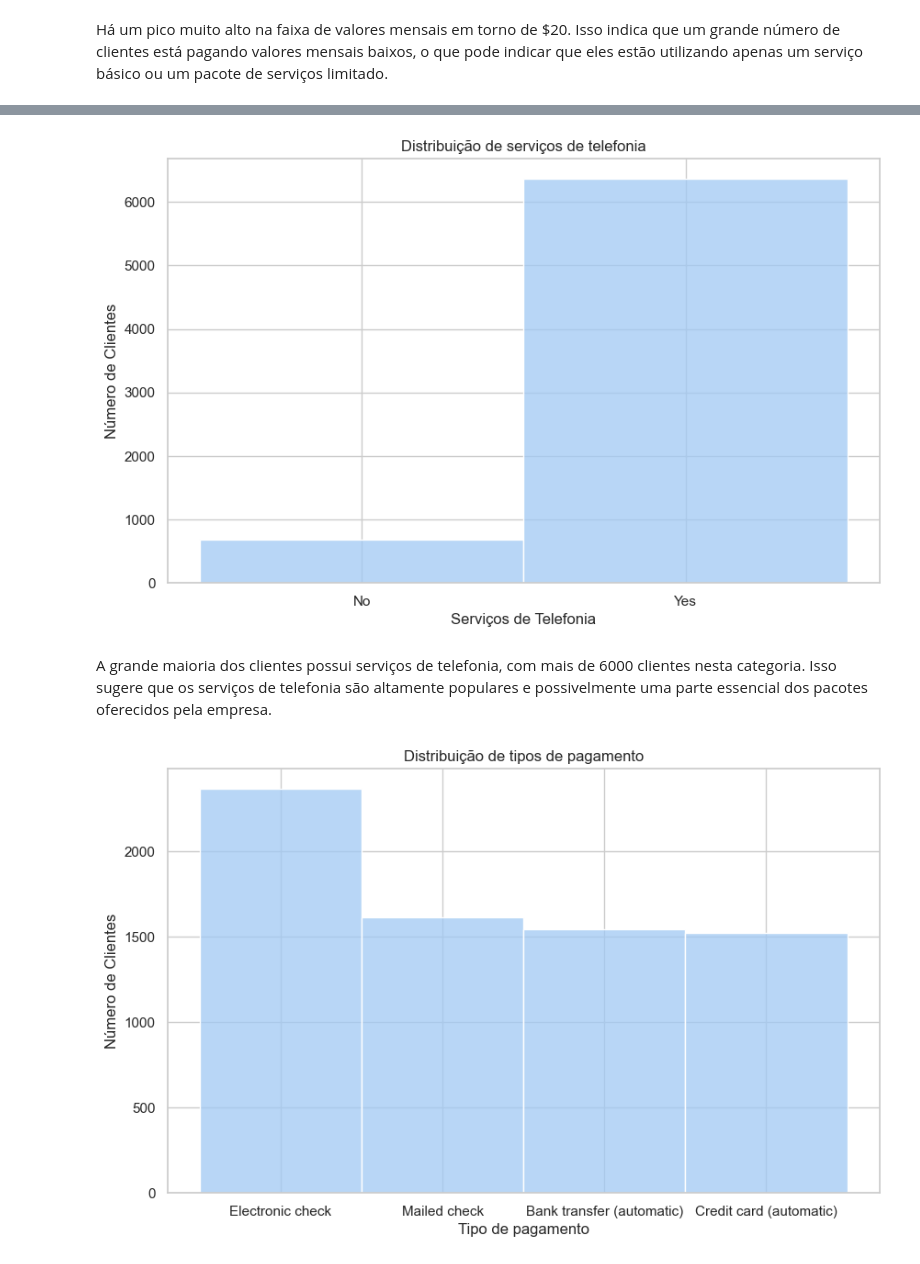
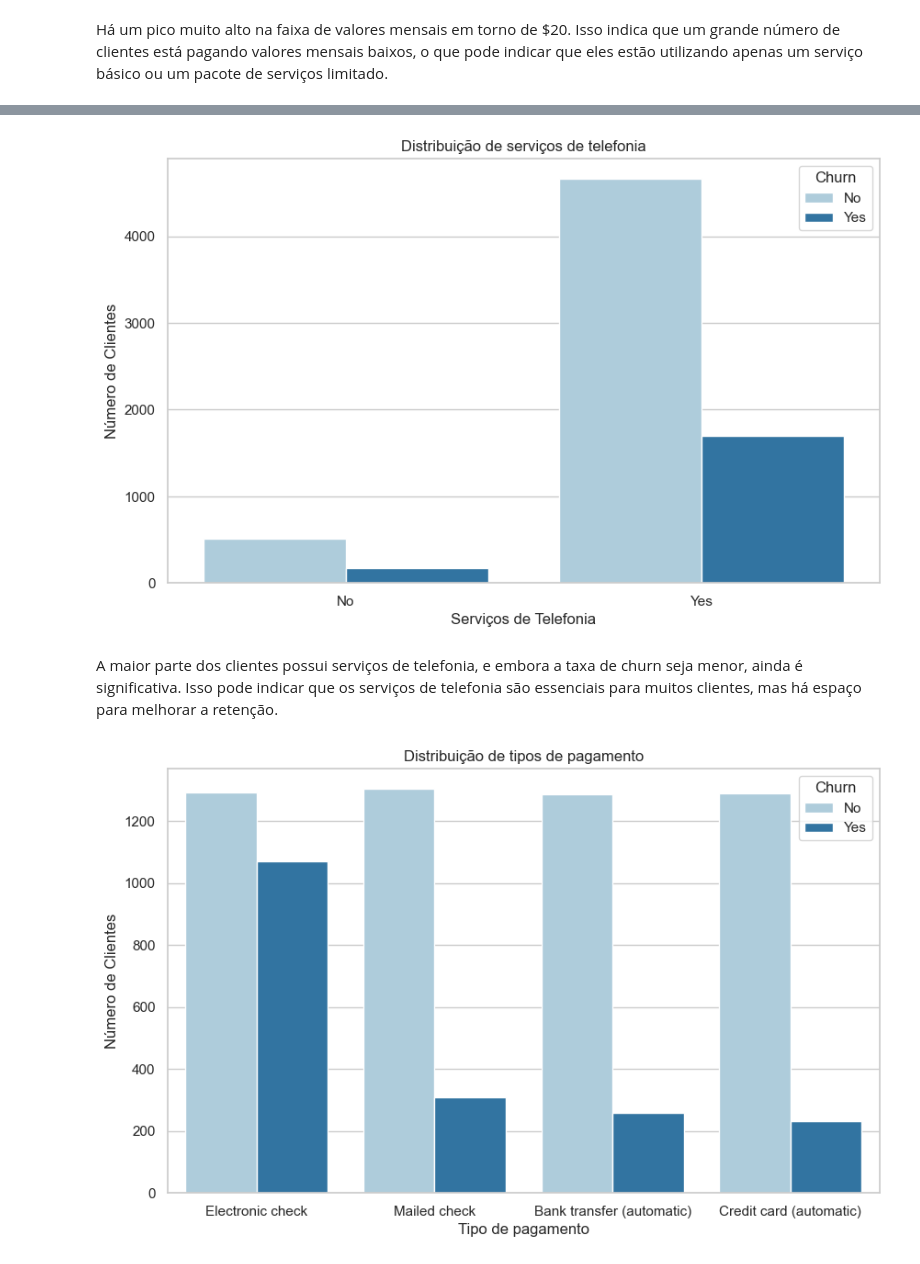
Before and after one commit to ArthurrCr/Churn_Telco, a Jupyter notebook: notebooks/exploratory_data_analysis.ipynb, the cells around one changed output, grey strips where cells are left out. Drawn from its saved outputs; the diff is of its cells as text; code cells hidden in the pictures.

```diff
--- a/notebooks/exploratory_data_analysis.ipynb
+++ b/notebooks/exploratory_data_analysis.ipynb
@@ -93,7 +93,7 @@ None
 Identificar os Fatores de Churn: Compreender quais características ou comportamentos dos clientes estão mais associados ao risco de eles cancelarem seus serviços.
 # %%
 # Paleta de cores pastel
-sns.set_palette('pastel')
+sns.set_palette('Paired')
 
 # Print da paleta de cores
 print("Paleta de cores:")
@@ -181,20 +183,20 @@ A grande maioria dos clientes não possuem dependentes, o que pode indicar que a
 # %%
 plt.figure(figsize=(10, 6))
-sns.histplot(dataset['PhoneService'])
+sns.countplot(x='PhoneService', data=dataset,palette='Paired', hue='Churn')
 plt.title('Distribuição de serviços de telefonia')
 plt.xlabel('Serviços de Telefonia')
 plt.ylabel('Número de Clientes')
 plt.show()
 # %% [output]
-[figure, old version]
+[figure, new version]
-# %% [markdown]
-A grande maioria dos clientes possui serviços de telefonia, com mais de 6000 clientes nesta categoria. Isso sugere que os serviços de telefonia são altamente populares e possivelmente uma parte essencial dos pacotes oferecidos pela empresa.
+# %% [markdown]
+A maior parte dos clientes possui serviços de telefonia, e embora a taxa de churn seja menor, ainda é significativa. Isso pode indicar que os serviços de telefonia são essenciais para muitos clientes, mas há espaço para melhorar a retenção.
 # %%
 plt.figure(figsize=(10, 6))
-sns.histplot(dataset['PaymentMethod'])
+sns.countplot(x='PaymentMethod', data=dataset,palette='Paired', hue='Churn')
 plt.title('Distribuição de tipos de pagamento')
 plt.xlabel('Tipo de pagamento')
 plt.ylabel('Número de Clientes')
 plt.show()
 # %% [output]
-[figure, old version]
+[figure, new version]
```
Also changed, not shown: parts of 16 cells of this notebook.
